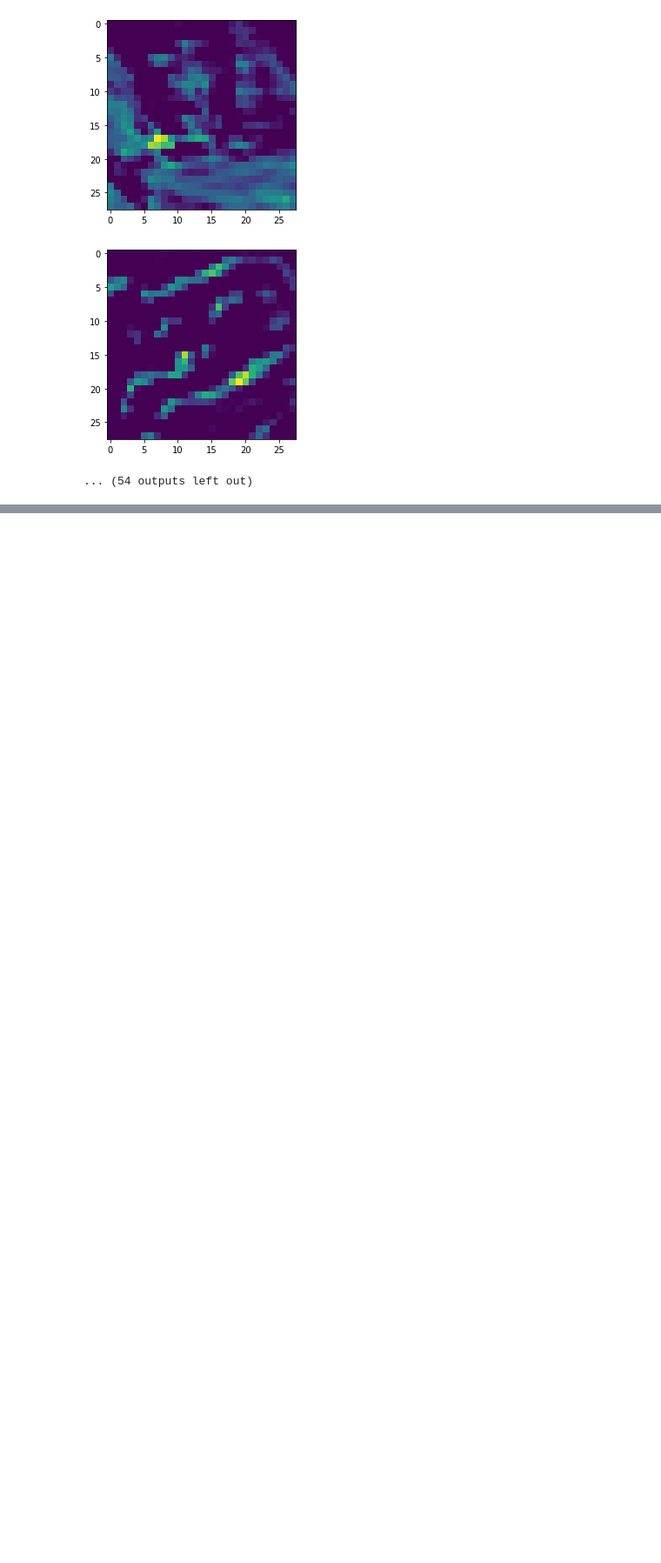
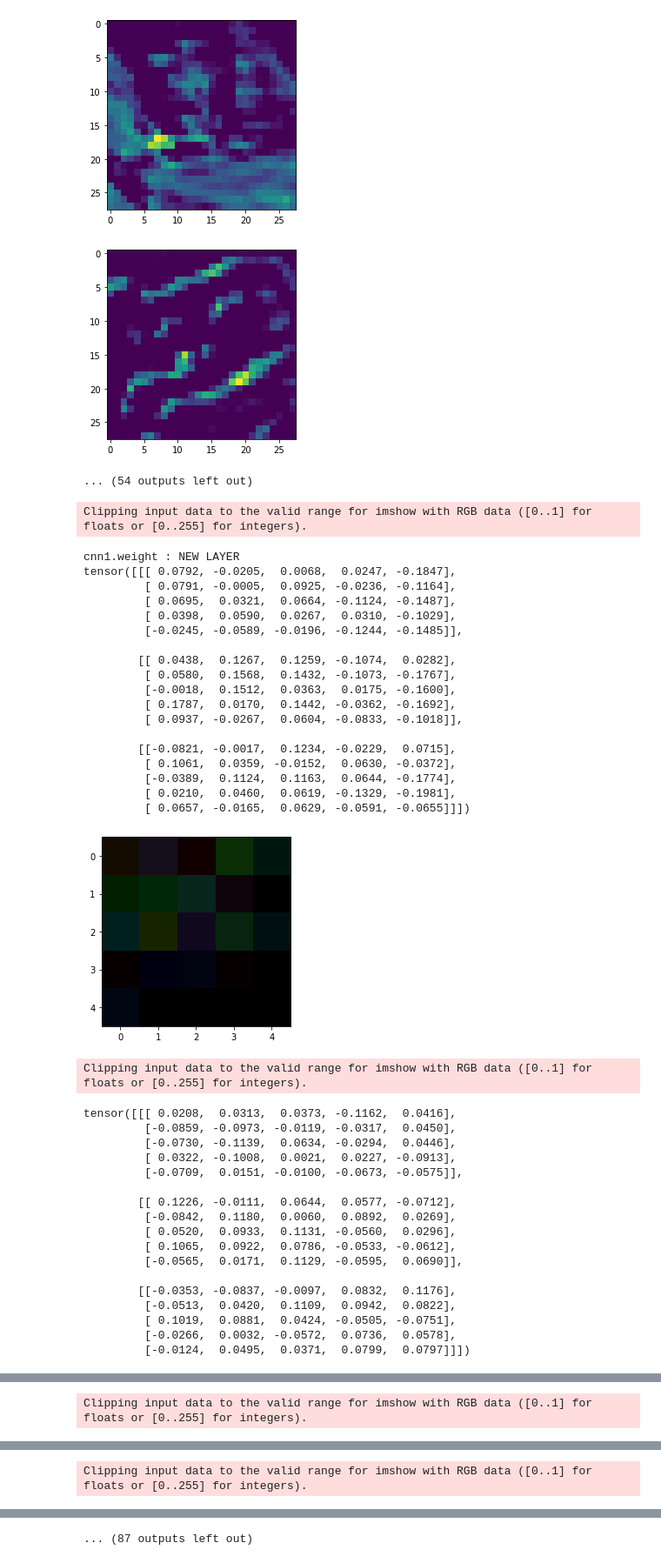
Before and after one commit to 2kunal6/Deep_Learning, a Jupyter notebook: cuda_lab/Assignment4.ipynb, the cells around one changed output, grey strips where cells are left out. Shown at 87% size. Drawn from its saved outputs; the diff is of its cells as text; code cells hidden in the pictures; blank space fills up the shorter version.

```diff
--- a/cuda_lab/Assignment4.ipynb
+++ b/cuda_lab/Assignment4.ipynb
@@ -241,3 +241,57 @@ After 1st CNN layer
 [figure]
 [figure]
 ... (54 outputs left out)
+# %%
+%matplotlib inline
+import matplotlib.pyplot as plt
+
+for name, parameters in model.named_parameters():
+  if(not 'cnn' in name):
+    continue
+  if(not 'weight' in name):
+    continue
+  print(name + ' : NEW LAYER')
+  param_cpu = torch.FloatTensor(parameters.cpu().detach().numpy())
+  for i in range(len(param_cpu)):
+    print(param_cpu[i])
+    plt.imshow(param_cpu[i].T)
+    plt.show()
+# %% [output]
+Clipping input data to the valid range for imshow with RGB data ([0..1] for floats or [0..255] for integers).
+cnn1.weight : NEW LAYER
+tensor([[[ 0.0792, -0.0205,  0.0068,  0.0247, -0.1847],
+         [ 0.0791, -0.0005,  0.0925, -0.0236, -0.1164],
+         [ 0.0695,  0.0321,  0.0664, -0.1124, -0.1487],
+         [ 0.0398,  0.0590,  0.0267,  0.0310, -0.1029],
+         [-0.0245, -0.0589, -0.0196, -0.1244, -0.1485]],
+
+        [[ 0.0438,  0.1267,  0.1259, -0.1074,  0.0282],
+         [ 0.0580,  0.1568,  0.1432, -0.1073, -0.1767],
+         [-0.0018,  0.1512,  0.0363,  0.0175, -0.1600],
+         [ 0.1787,  0.0170,  0.1442, -0.0362, -0.1692],
+         [ 0.0937, -0.0267,  0.0604, -0.0833, -0.1018]],
+
+        [[-0.0821, -0.0017,  0.1234, -0.0229,  0.0715],
+         [ 0.1061,  0.0359, -0.0152,  0.0630, -0.0372],
+         [-0.0389,  0.1124,  0.1163,  0.0644, -0.1774],
+         [ 0.0210,  0.0460,  0.0619, -0.1329, -0.1981],
+         [ 0.0657, -0.0165,  0.0629, -0.0591, -0.0655]]])
+[figure, added]
+Clipping input data to the valid range for imshow with RGB data ([0..1] for floats or [0..255] for integers).
+tensor([[[ 0.0208,  0.0313,  0.0373, -0.1162,  0.0416],
+         [-0.0859, -0.0973, -0.0119, -0.0317,  0.0450],
+         [-0.0730, -0.1139,  0.0634, -0.0294,  0.0446],
+         [ 0.0322, -0.1008,  0.0021,  0.0227, -0.0913],
+         [-0.0709,  0.0151, -0.0100, -0.0673, -0.0575]],
+
+        [[ 0.1226, -0.0111,  0.0644,  0.0577, -0.0712],
+         [-0.0842,  0.1180,  0.0060,  0.0892,  0.0269],
+         [ 0.0520,  0.0933,  0.1131, -0.0560,  0.0296],
+         [ 0.1065,  0.0922,  0.0786, -0.0533, -0.0612],
+         [-0.0565,  0.0171,  0.1129, -0.0595,  0.0690]],
+
+        [[-0.0353, -0.0837, -0.0097,  0.0832,  0.1176],
+         [-0.0513,  0.0420,  0.1109,  0.0942,  0.0822],
+         [ 0.1019,  0.0881,  0.0424, -0.0505, -0.0751],
+         [-0.0266,  0.0032, -0.0572,  0.0736,  0.0578],
+         [-0.0124,  0.0495,  0.0371,  0.0799,  0.0797]]])
@@ -243,0 +299 @@ After 1st CNN layer
+Clipping input data to the valid range for imshow with RGB data ([0..1] for floats or [0..255] for integers).
@@ -243,0 +318 @@ After 1st CNN layer
+Clipping input data to the valid range for imshow with RGB data ([0..1] for floats or [0..255] for integers).
@@ -243,0 +337 @@ After 1st CNN layer
+... (87 outputs left out)
```
Also changed, not shown: parts of 3 cells of this notebook.
